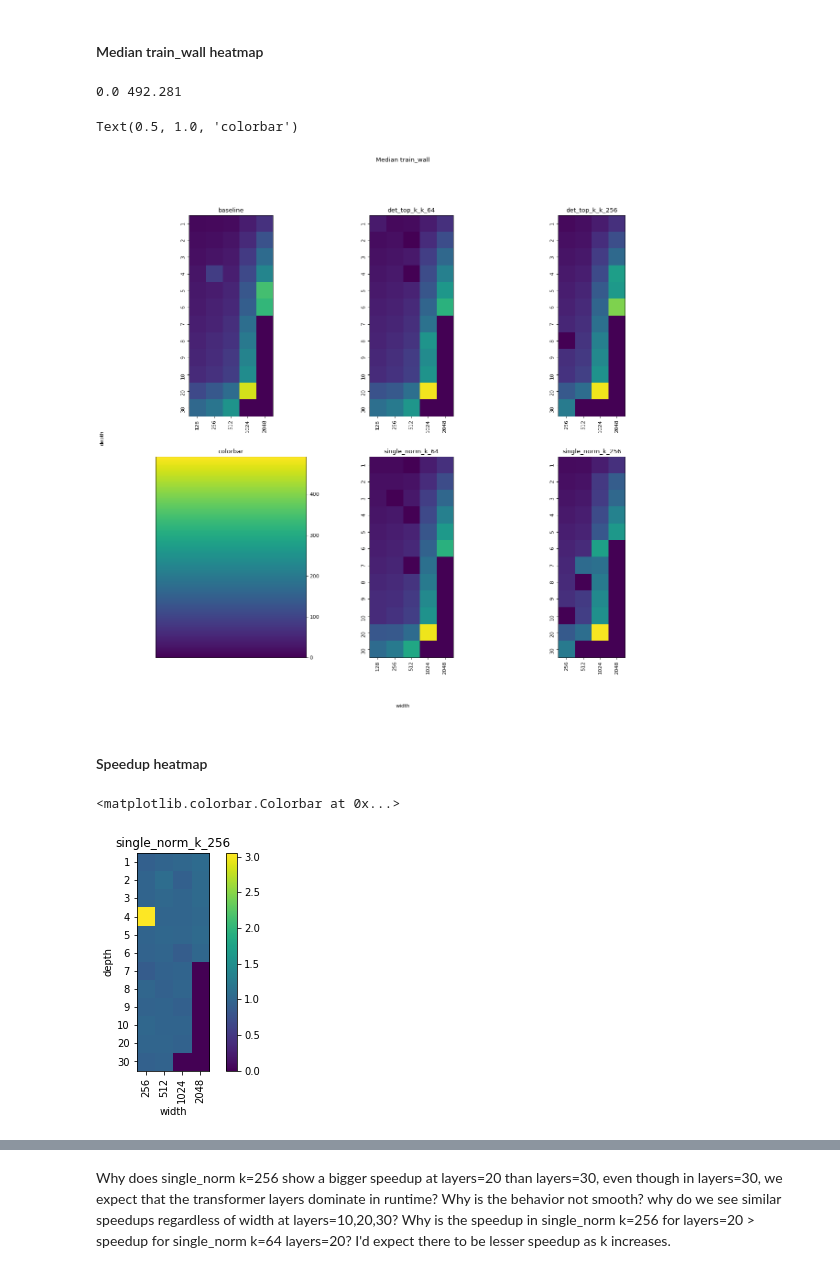
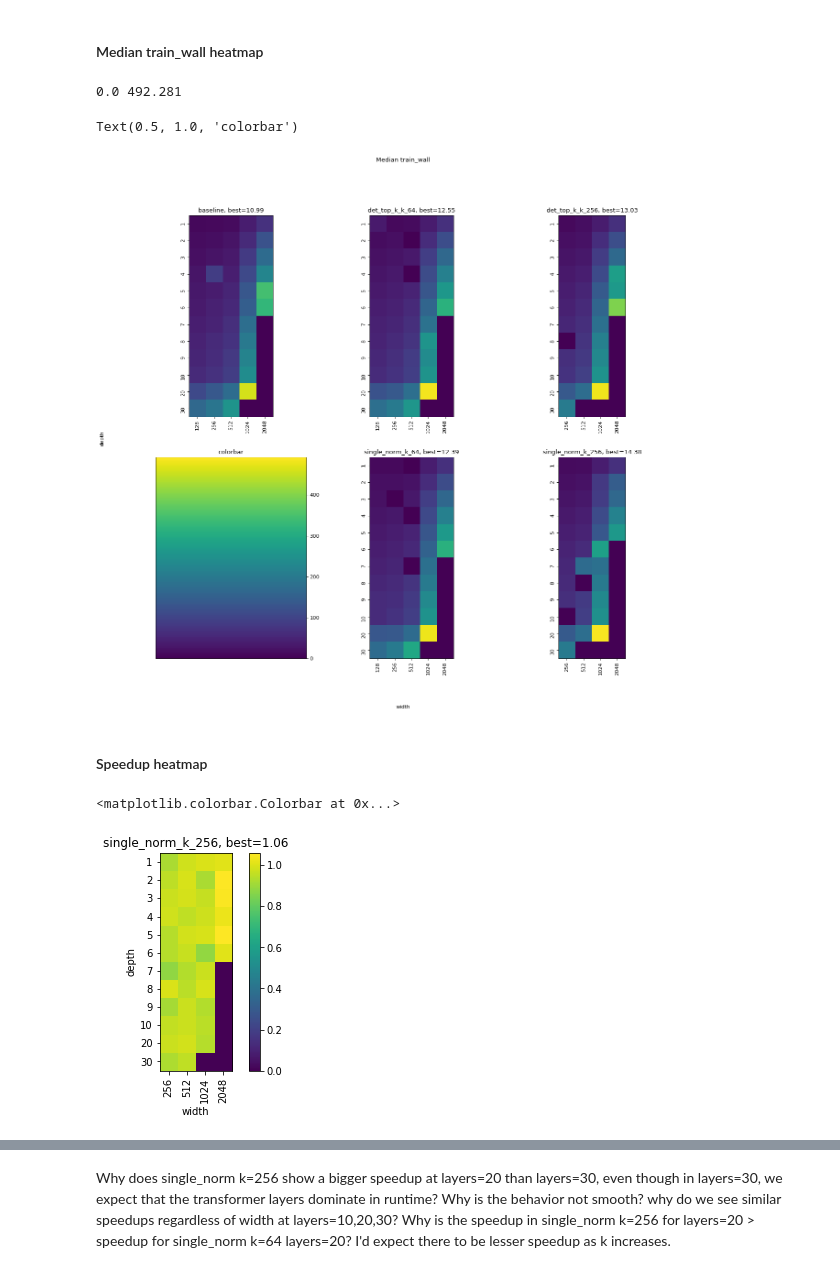
Before and after one commit to darkmatter08/fairseq, a Jupyter notebook: fairseq/modules/compare_linears/Analyze width depth sweeps.ipynb, the cells around one changed output, grey strips where cells are left out. Saved outputs shown, nothing was run; the diff lists cells and outputs as text; code cells hidden in the pictures.

```diff
--- a/fairseq/modules/compare_linears/Analyze width depth sweeps.ipynb
+++ b/fairseq/modules/compare_linears/Analyze width depth sweeps.ipynb
@@ -520,7 +520,7 @@ plt.colorbar()
 <matplotlib.colorbar.Colorbar at 0x...>
 [figure]
 # %%
-def make_heatmap(baseline_results, ax, title='', field='BEST_LOSS_TRAIN_EPOCH_1', vmin=None, vmax=None):
+def make_heatmap(baseline_results, ax, title='', field='BEST_LOSS_TRAIN_EPOCH_1', vmin=None, vmax=None, function=np.min):
     all_layers_baseline = np.unique(baseline_results['n_layers_encoder_layers'])
     all_widths_baseline = np.unique(baseline_results['d_model_encoder_embed_dim'])
 
@@ -539,6 +539,7 @@ def make_heatmap(baseline_results, ax, title='', field='BEST_LOSS_TRAIN_EPOCH_1'
     np.nan_to_num(all_train_losses, copy=False)
 
     imgresult = ax.imshow(all_train_losses, vmin=vmin, vmax=vmax)
+    title += ', best={:0.2f}'.format(function(all_train_losses[all_train_losses != 0]))
     try:
         ax.set_title(title)
         ax.set_xticks(ticks=range(len(all_widths_baseline)))
@@ -695,7 +702,7 @@ print(len(baseline_results_with_all_param_count_combos))
  2548285440]
 113
 # %%
-_, all_train_losses = make_heatmap(baseline_results_with_all_param_count_combos, ax=plt, title='param count', field='Total_Params_formula_no_bias_or_LayerNorm_params')
+_, all_train_losses = make_heatmap(baseline_results_with_all_param_count_combos, ax=plt, title='param count', field='Total_Params_formula_no_bias_or_LayerNorm_params', function=np.max)
 plt.colorbar()
 plt.contour(all_train_losses, cmap='jet', levels=10)
 # %% [output]
@@ -743,11 +750,11 @@ all_ax[1,0].set_title('colorbar')
 # %% [output]
 0.0 492.281
 Text(0.5, 1.0, 'colorbar')
-[figure, old version]
+[figure, new version]
 # %% [markdown]
 #### Speedup heatmap
 # %%
-def make_speedup_heatmap(baseline_results, experiment_results, ax, title='', vmin=None, vmax=None):
+def make_speedup_heatmap(baseline_results, experiment_results, ax, title='', vmin=None, vmax=None, filter_outlying_baselines=False, function=np.max):
     all_layers = np.unique(experiment_results['n_layers_encoder_layers'])
     all_layers_baseline = np.unique(baseline_results['n_layers_encoder_layers'])
     all_widths_experiment = np.unique(experiment_results['d_model_encoder_embed_dim'])
@@ -773,38 +780,43 @@ def make_speedup_heatmap(baseline_results, experiment_results, ax, title='', vmi
             flat_train_wall_times_ = train_wall_times.flatten()  # filter out nan valeus.
             flat_train_wall_times = flat_train_wall_times_[~np.isnan(flat_train_wall_times_)]
             median_train_wall_time_baseline = np.median(flat_train_wall_times)
+            if filter_outlying_baselines and np.any(median_train_wall_time_baseline * 2. > np.min(width_slice_baseline['Median'])):
+                # if the computed baseline is 2x greater than the min-median of the runs
+                # then just reassign the baseline value.
+                median_train_wall_time_baseline = np.min(width_slice_baseline['Median'])
             # This is the 1x multiplier.
 
             # grab the experiment median runtime
             width_slice = layers_slice[layers_slice['d_model_encoder_embed_dim'] == width]
             width_slice_nonan = width_slice[~np.isnan(width_slice['Median'])]
 
             ratio_vs_baseline = median_train_wall_time_baseline / width_slice_nonan['Median']  # speedup
 
             all_train_losses[layer_idx, width_idx] = np.max(ratio_vs_baseline) if len(ratio_vs_baseline) > 0 else 0
 
     np.nan_to_num(all_train_losses, copy=False)
 
     imgresult = ax.imshow(all_train_losses, vmin=vmin, vmax=vmax)
+    title += ', best={:0.2f}'.format(function(all_train_losses[all_train_losses != 0]))
     try:
         ax.set_title(title)
         ax.set_xticks(ticks=range(len(all_widths_experiment)))
         ax.set_xticklabels(labels=all_widths_experiment, rotation=90)
         ax.set_yticks(ticks=range(len(all_layers)))
         ax.set_yticklabels(labels=all_layers, rotation=90)
     except:
         ax.title(title)
         ax.xticks(ticks=range(len(all_widths_experiment)), labels=all_widths_experiment, rotation=90)
         ax.yticks(ticks=range(len(all_layers)), labels=all_layers)
         ax.xlabel('width')
         ax.ylabel('depth')
     return imgresult, all_train_losses
 
-make_speedup_heatmap(baseline_results, single_norm_k_256, plt, title='single_norm_k_256')
+make_speedup_heatmap(baseline_results, single_norm_k_256, plt, title='single_norm_k_256', filter_outlying_baselines=True)
 plt.colorbar()
 # %% [output]
 <matplotlib.colorbar.Colorbar at 0x...>
-[figure, old version]
+[figure, new version]
 # %%
 # field = 'Median'
 # vmin, vmax = get_normalizing_values(field)
```
Also changed, not shown: parts of 9 cells of this notebook.
